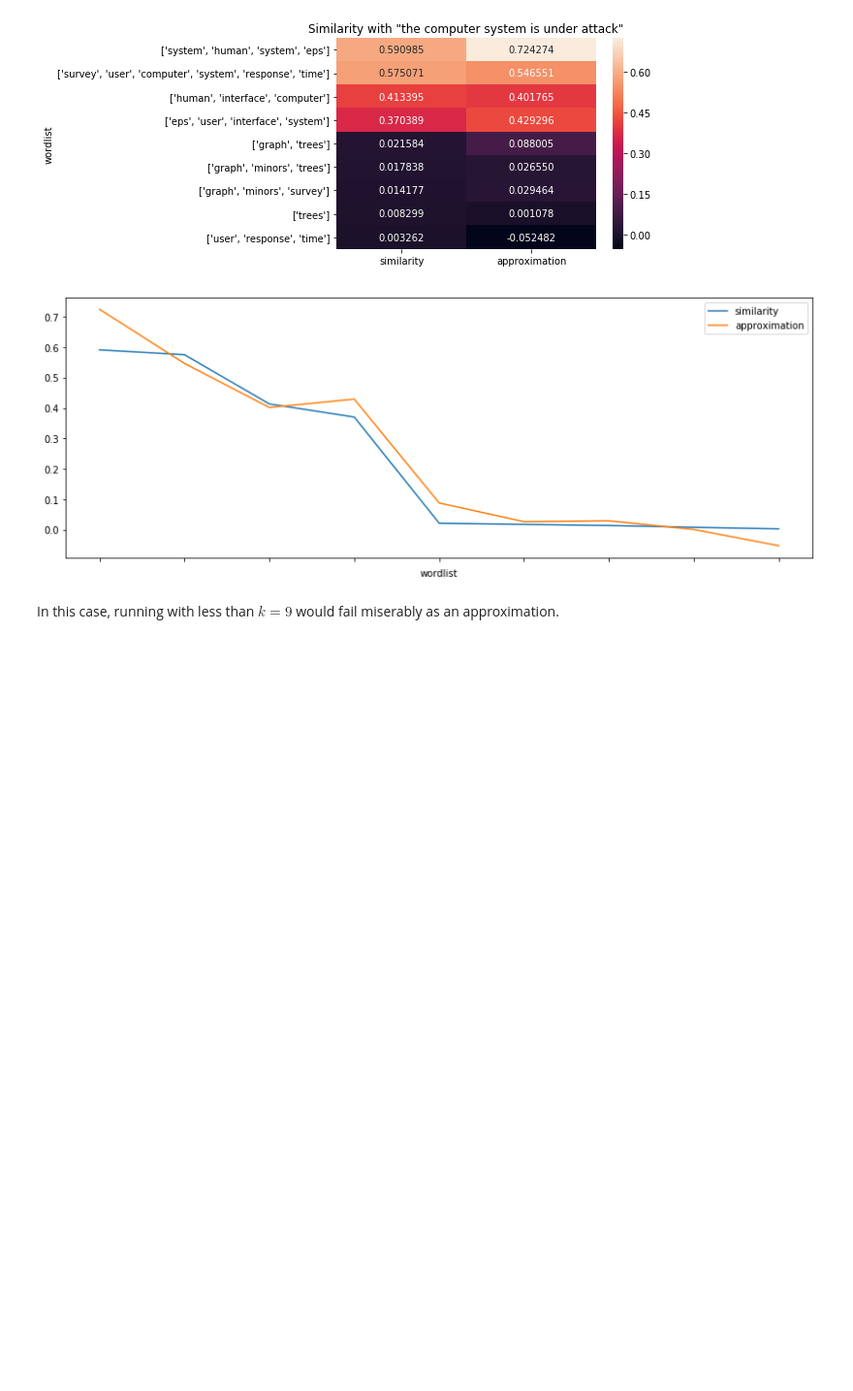
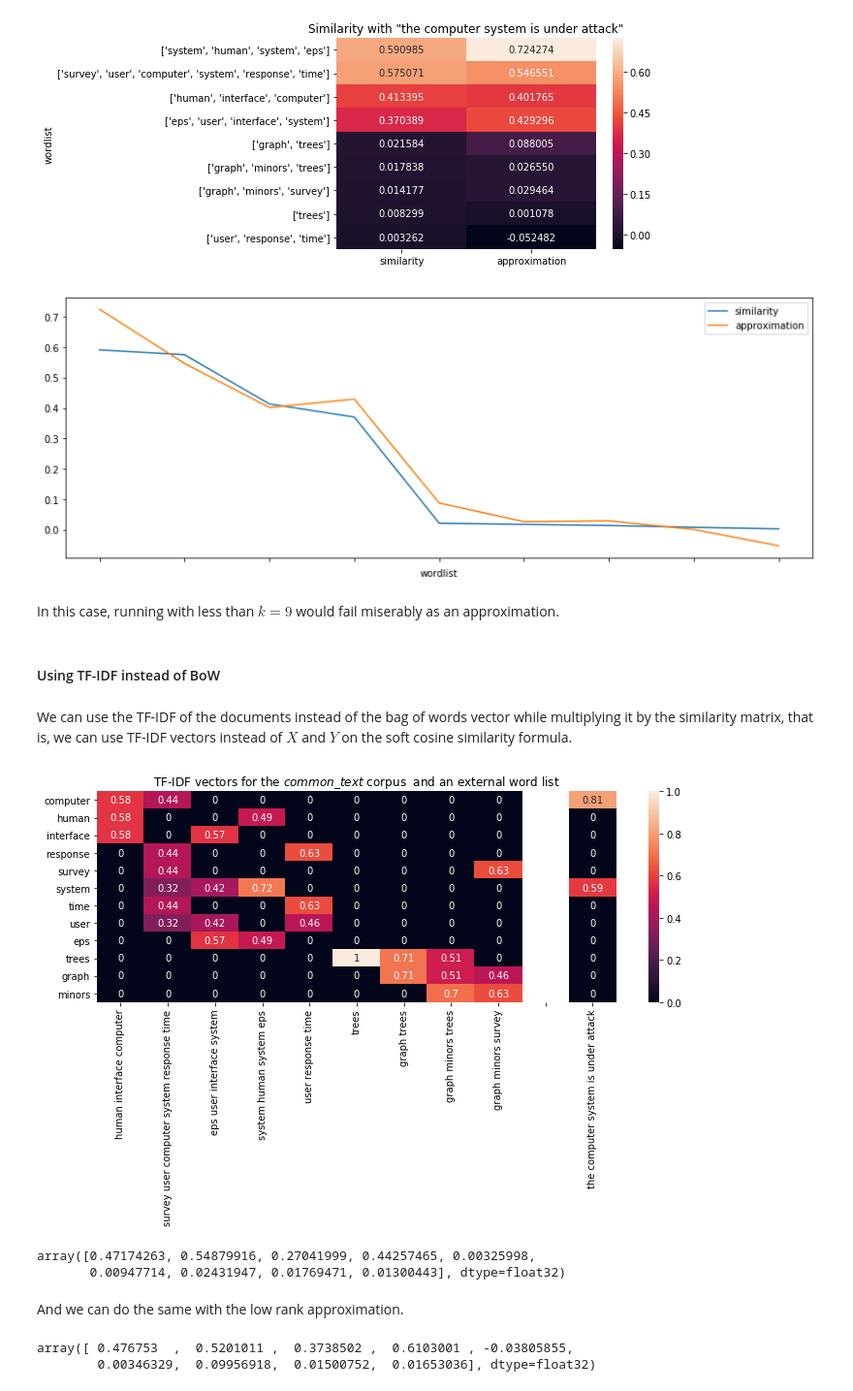
Before and after one commit to scieloorg/normalizations-experiments, a Jupyter notebook: experiments_2018-11_word2vec.ipynb, the cells around one changed output. Shown: that part at 97% size. Drawn from its saved outputs; the diff is of its cells as text; code cells hidden in the pictures; blank space fills up the shorter version.

```diff
--- a/experiments_2018-11_word2vec.ipynb
+++ b/experiments_2018-11_word2vec.ipynb
@@ -1142,3 +1142,11 @@ ss_df.plot(figsize=(14, 5));
 # %% [markdown]
 In this case, running with less than $k = 9$
 would fail miserably as an approximation.
+# %% [markdown]
+#### Using TF-IDF instead of BoW
+# %% [markdown]
+We can use the TF-IDF of the documents
+instead of the bag of words vector while multiplying it
+by the similarity matrix,
+that is, we can use TF-IDF vectors instead of $X$ and $Y$
+on the soft cosine similarity formula.
@@ -1144,0 +1155,55 @@ would fail miserably as an approximation.
+# %%
+simple_tfidf = TfidfModel(simple_bow_corpus)
+simple_tfidf_corpus = simple_tfidf[simple_bow_corpus]
+simple_tfidf_dense = corpus2dense(simple_tfidf_corpus, num_terms=len(simple_dictionary))
+sysattack_tfidf = simple_tfidf[sysattack_bow]
+sysattack_tfidf_vect = corpus2dense([sysattack_tfidf], num_terms=len(simple_dictionary))
+# %%
+sns.heatmap(
+    np.concatenate([simple_tfidf_dense,
+                    np.zeros_like(sysattack_tfidf_vect),
+                    sysattack_tfidf_vect],
+                    axis=1),
+    mask=np.concatenate([np.zeros_like(simple_tfidf_dense),
+                         np.ones_like(sysattack_tfidf_vect),
+                         np.zeros_like(sysattack_tfidf_vect)],
+                         axis=1),
+    annot=True,
+    ax=plt.subplots(figsize=(12, 4))[1],
+    xticklabels=[" ".join(wlist) for wlist in common_texts] +
+                ["", sysattack_msg],
+    yticklabels=[simple_dictionary.id2token[k] for k in range(len(simple_dictionary))],
+).set(title="TF-IDF vectors for the $common\_text$ corpus "
+            " and an external word list");
+# %% [output]
+[figure, added]
+# %%
+st_docv = simple_u.A.T @ simple_tfidf_dense
+st_query = simple_u.A.T @ sysattack_tfidf_vect
+ss_tfidf = (
+    st_query.T * simple_eigvals @ st_docv /
+    np.sqrt(
+        np.sum(st_docv.T ** 2 * simple_eigvals, axis=1) *
+        np.sum(st_query.ravel() ** 2 * simple_eigvals)
+    )
+).ravel()
+ss_tfidf
+# %% [output]
+array([0.47174263, 0.54879916, 0.27041999, 0.44257465, 0.00325998,
+       0.00947714, 0.02431947, 0.01769471, 0.01300443], dtype=float32)
+# %% [markdown]
+And we can do the same with the low rank approximation.
+# %%
+t_docv = s_u.T @ simple_tfidf_dense
+t_query = s_u.T @ sysattack_tfidf_vect
+ss_tfidf_dimred = (
+    t_query.T * s_eigvals @ t_docv /
+    np.sqrt(
+        np.sum(t_docv.T ** 2 * s_eigvals, axis=1) *
+        np.sum(t_query.ravel() ** 2 * s_eigvals)
+    )
+).ravel()
+ss_tfidf_dimred
+# %% [output]
+array([ 0.476753  ,  0.5201011 ,  0.3738502 ,  0.6103001 , -0.03805855,
+        0.00346329,  0.09956918,  0.01500752,  0.01653036], dtype=float32)
```
Also changed, not shown: parts of 6 cells of this notebook.
